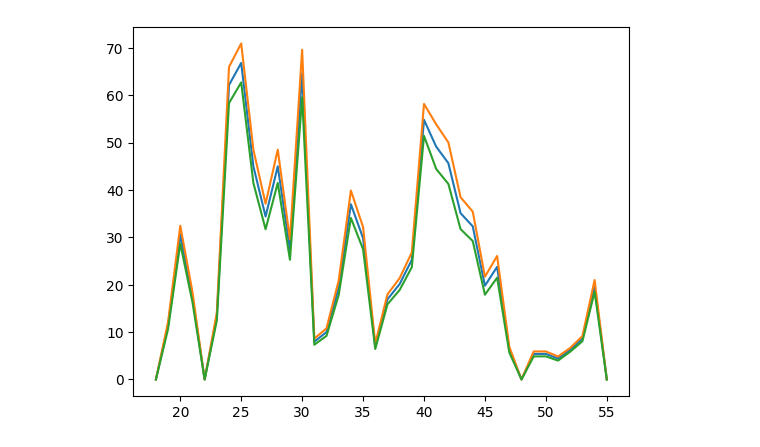
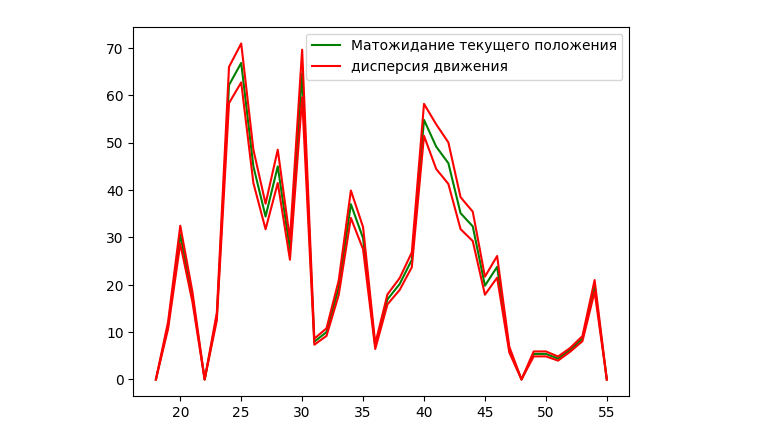
Before and after one commit to Neltarionko/Homework-3, a Jupyter notebook: main2.ipynb, the cells around one changed output. Cells and saved outputs as stored; diff of their text form; code cells hidden in the pictures.

```diff
--- a/main2.ipynb
+++ b/main2.ipynb
@@ -1,4 +1,6 @@
 # %%
+import numpy as np
+
 from base import *
 from kfspeed import *
 import matplotlib.pyplot as plt
@@ -14,36 +16,39 @@ for k in range(len(GPSTime)):
         kf.updatedisp(dOBD,999999999999999)
     elif (k - 15)//60 >= 40-18 and (k - 15)//60 <= 50-18:
         kf.updatedisp(999999999999999,dGPS)
     elif (k - 15)//60 >= 35-18 and (k - 15)//60 <= 40-18 or (k - 15)//60 >= 50-18 or (k - 15)//60 <= 25-18:
         kf.updatedisp(dOBD, dGPS)
     #('GPS time:',GPSTime[k],'OBD time:',DeviceTime[k*10])
     kf.predict()
     kf.sensGPS(GPSSpeed[k])
     speed.append(kf.sensOBD(OBDSpeed[k*10]))
     for i in range(1,10):
         try:
             dGPS = GPSSpeed[k] / 10
             dOBD = OBDSpeed[k*10+i] / 10
             if (k - 15) // 60 >= 25 - 18 and (k - 15) // 60 <= 35 - 18:
                 kf.updatedisp(dOBD, 999999999999999)
             elif (k - 15) // 60 >= 40 - 18 and (k - 15) // 60 <= 50 - 18:
                 kf.updatedisp(999999999999999, dGPS)
             elif (k - 15) // 60 >= 35 - 18 and (k - 15) // 60 <= 40 - 18 or (k - 15) // 60 >= 50 - 18 or (k - 15)//60 <= 25-18:
                 kf.updatedisp(dOBD, dGPS)
             kf.predict()
             speed.append(kf.sensOBD(OBDSpeed[k*10+i]))
         except IndexError:
             continue
 
 speed = np.array(speed)
 
 
 pointx = [DeviceTime[i]/60 + 18 for i in range(0,len(DeviceTime),600)]
-pointy = [[speed[i,0] + speed[i,1],speed[i,0] - speed[i,1]] for i in range(0,len(DeviceTime),600)]
-pointy2 = [speed[i,0] for i in range(0,len(DeviceTime),600)]
-plt.plot(pointx, pointy2)
-plt.plot(pointx,pointy)
+pointy = [speed[i,0] for i in range(0,len(DeviceTime),600)]
+pointy2 = np.array([[speed[i,0] + speed[i,1],speed[i,0] - speed[i,1]] for i in range(0,len(DeviceTime),600)])
+
+plt.plot(pointx, pointy,label='Матожидание текущего положения',color = 'g')
+plt.plot(pointx,pointy2[:,0],label='дисперсия движения',color = 'r')
+plt.plot(pointx,pointy2[:,1],color = 'r')
+plt.legend()
 plt.show()
 # %% [output]
-[figure, old version]
+[figure, new version]
 # %%
```
Also changed, not shown: parts of 2 cells of this notebook.
